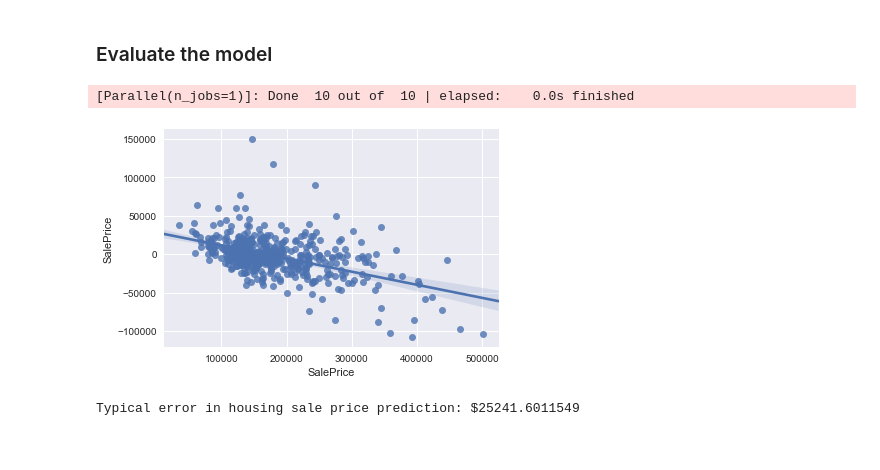
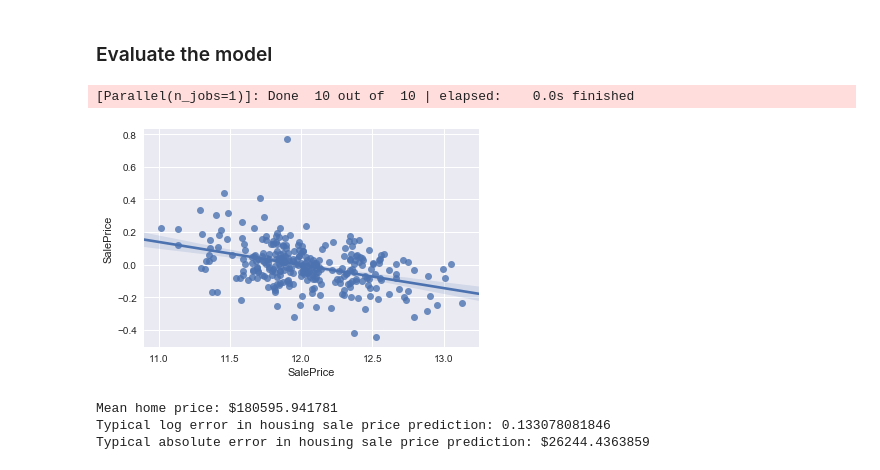
Before and after one commit to DynamitDataScience/kaggle-housing-prices, a Jupyter notebook: source/jupyter/simpleExample.ipynb, the cells around one changed output. Drawn from its saved outputs; the diff is of its cells as text; code cells hidden in the pictures.

```diff
--- a/source/jupyter/simpleExample.ipynb
+++ b/source/jupyter/simpleExample.ipynb
@@ -53,3 +53,6 @@ First, let's drop the Id column as this shouldn't be predictive.
 # %%
-dataTrain.drop("Id", axis=1, inplace=True)
-dataTest.drop("Id", axis=1, inplace=True)
+data_train = dataTrain.drop('Id', axis=1);
+data_test = dataTest.drop('Id', axis=1);
+data_y_train = data_train.pop('SalePrice')
+
+print data_train.shape, data_test.shape, data_y_train.shape
@@ -65,0 +63,13 @@ dataTest = dataTest.fillna(dataTest.mean()) # Impute the mean to missing values.
+# %%
+# Combine the train and test for dummy encoding:
+data_all = pd.concat([data_train, data_test], axis=0)
+data_all = pd.get_dummies(data_all)
+
+# Impute the median to missing values
+data_all = data_all.fillna(data_all.median())
+
+# Now split out the train and test sets again
+data_train_encode = data_all.iloc[0:data_train.shape[0],:]
+data_test_encode = data_all.iloc[data_train.shape[0]:,:]
+
+print data_train_encode.shape, data_test_encode.shape, data_y_train.shape
@@ -80,9 +81,9 @@ Shape of training response: (1460,)
 Now, break the data into training and validation sets.
 # %%
 # Fraction of examples to hold out for validation
-validFrac = 0.33
+validFrac = 0.2
 
-X_train, X_valid, y_train, y_valid = train_test_split(X, y,
+X_train, X_valid, y_train, y_valid = train_test_split(data_train_encode, data_y_train,
                                                       test_size=validFrac,
                                                       random_state=4)
 
@@ -112,17 +113,23 @@ RandomForestRegressor(bootstrap=True, criterion='mse', max_depth=None,
 ### Evaluate the model
 # %%
 # Predict on new data and plot the results
-yPred = np.exp(model.predict(X_valid))
+y_valid_pred = model.predict(X_valid)
 
 # Plot the results
-sns.regplot(x=y_valid, y=yPred-y_valid);
+sns.regplot(x=np.log(y_valid), y=y_valid_pred-np.log(y_valid));
 # %% [output]
 [Parallel(n_jobs=1)]: Done  10 out of  10 | elapsed:    0.0s finished
-[figure, old version]
+[figure, new version]
 # %%
 # Evaluate the rms error:
-rmse = np.sqrt(mean_squared_error(yPred, y_valid))
+rmse_log = np.sqrt(mean_squared_error(y_valid_pred, np.log(y_valid)))
+rmse_abs = np.sqrt(mean_squared_error(np.exp(y_valid_pred), y_valid))
 
-print "Typical error in housing sale price prediction: $" + str(rmse)
+print "Mean home price: $" + str(np.mean(y_valid))
+
+print "Typical log error in housing sale price prediction: " + str(rmse_log)
+print "Typical absolute error in housing sale price prediction: $" + str(rmse_abs)
 # %% [output]
-Typical error in housing sale price prediction: $25241.6011549
+Mean home price: $180595.941781
+Typical log error in housing sale price prediction: 0.133078081846
+Typical absolute error in housing sale price prediction: $26244.4363859
```
Also changed, not shown: parts of 12 cells of this notebook, 1 other file.
